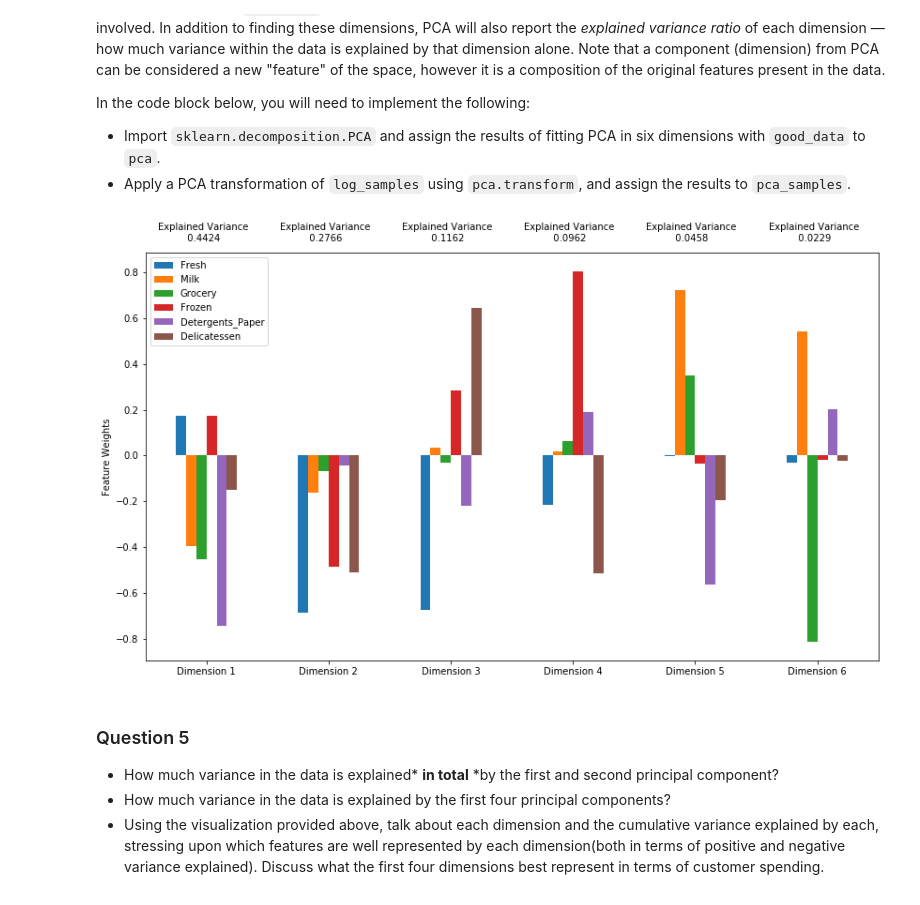
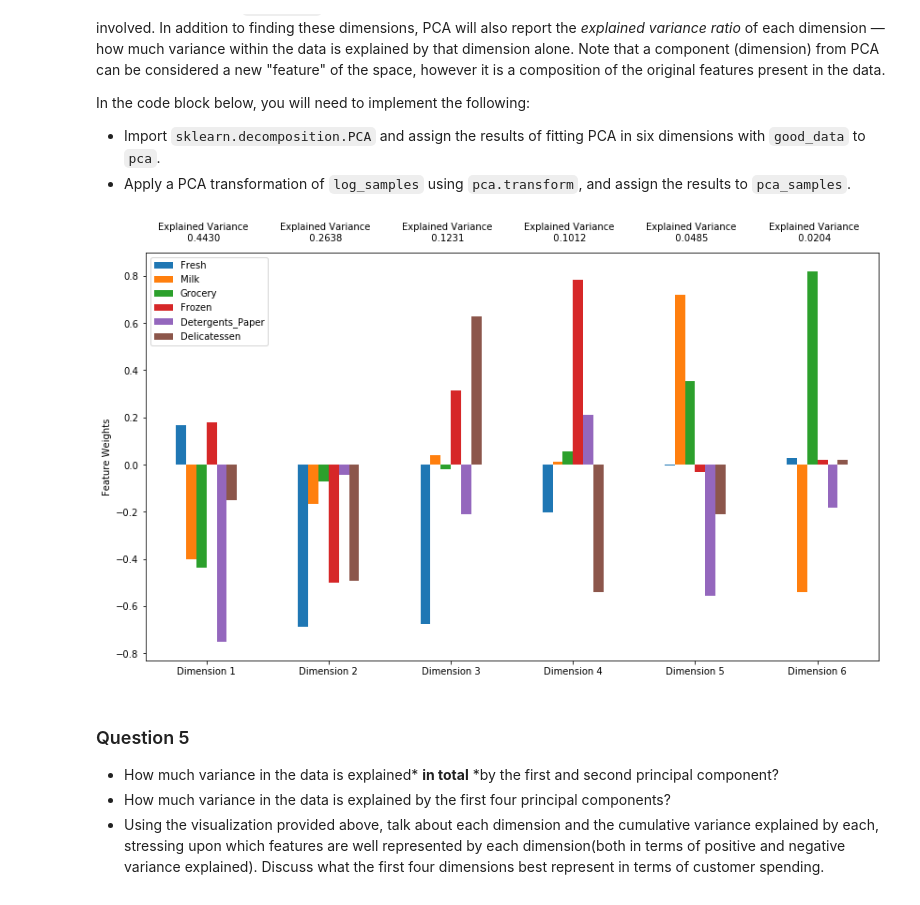
Before and after one commit to pnevmap/MLND, a Jupyter notebook: P3/customer_segments.ipynb, the cells around one changed output. Cells and saved outputs as stored; diff of their text form; code cells hidden in the pictures.

```diff
--- a/P3/customer_segments.ipynb
+++ b/P3/customer_segments.ipynb
@@ -211,6 +219,7 @@ In the code block below, you will need to implement the following:
 **NOTE:** If you choose to remove any outliers, ensure that the sample data does not contain any of these points!
 Once you have performed this implementation, the dataset will be stored in the variable `good_data`.
 # %%
+outlying_indexes = {}
 # For each feature find the data points with extreme high or low values
 for feature in log_data.keys():
 
@@ -226,10 +235,19 @@ for feature in log_data.keys():
     # Display the outliers
     print "Data points considered outliers for the feature '{}':".format(feature)
     display(log_data[~((log_data[feature] >= Q1 - step) & (log_data[feature] <= Q3 + step))])
+    #
+    feature_outliers = log_data[~((log_data[feature] >= Q1 - step) & (log_data[feature] <= Q3 + step))]
+    for i, r in log_data[feature].iteritems():
+        if (r <= Q1 - step) or (r >= Q3 + step):
+            if i not in outlying_indexes:
+                outlying_indexes[i] = 1
+            else:
+                outlying_indexes[i] += 1
 
-# OPTIONAL: Select the indices for data points you wish to remove
-outliers  = []
-
+# OPTIONAL DONE: Select the indices for data points you wish to remove
+outliers  =  [i for i, n in outlying_indexes.items() if n > 1]
+#outliers  = []
+print (outliers)
 # Remove the outliers, if any were specified
 good_data = log_data.drop(log_data.index[outliers]).reset_index(drop = True)
 # %% [output]
@@ -315,16 +336,16 @@ In the code block below, you will need to implement the following:
  - Apply a PCA transformation of `log_samples` using `pca.transform`, and assign the results to `pca_samples`.
 # %%
 from sklearn.decomposition import PCA
-# TODO: Apply PCA by fitting the good data with the same number of dimensions as features
+# DONE: Apply PCA by fitting the good data with the same number of dimensions as features
 pca = PCA(n_components=6)
 pca.fit(good_data)
-# TODO: Transform log_samples using the PCA fit above
-pca_samples = pca.transform(samples)
+# DONE: Transform log_samples using the PCA fit above
+pca_samples = pca.transform(log_samples)
 
 # Generate PCA results plot
 pca_results = vs.pca_results(good_data, pca)
 # %% [output]
-[figure, old version]
+[figure, new version]
 # %% [markdown]
 ### Question 5
 
```
Also changed, not shown: parts of 36 cells of this notebook, 2 other files.
